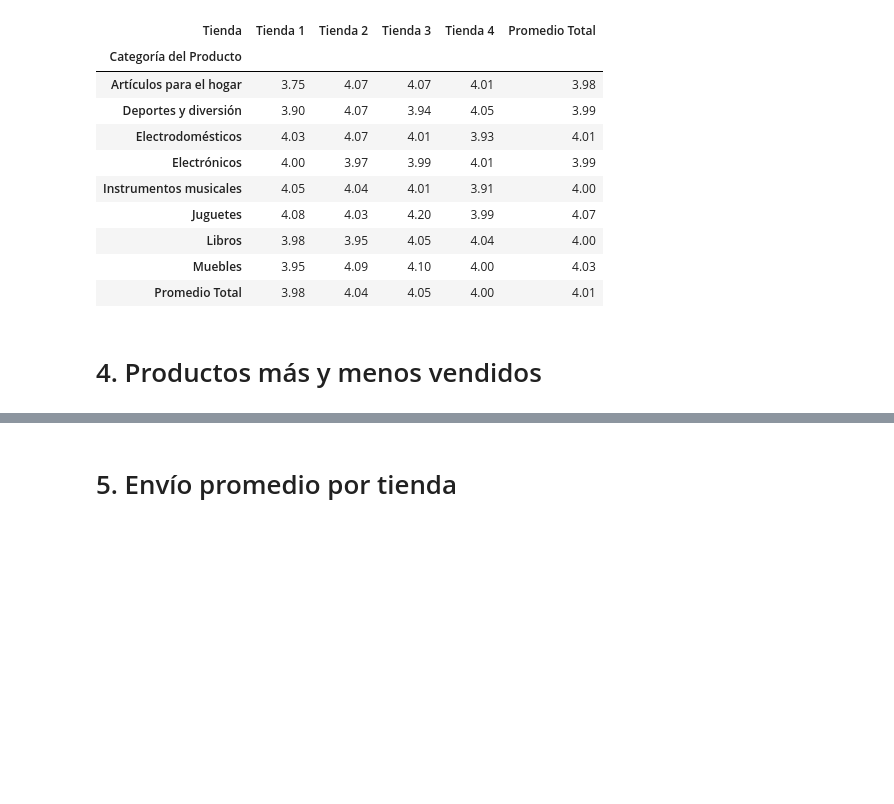
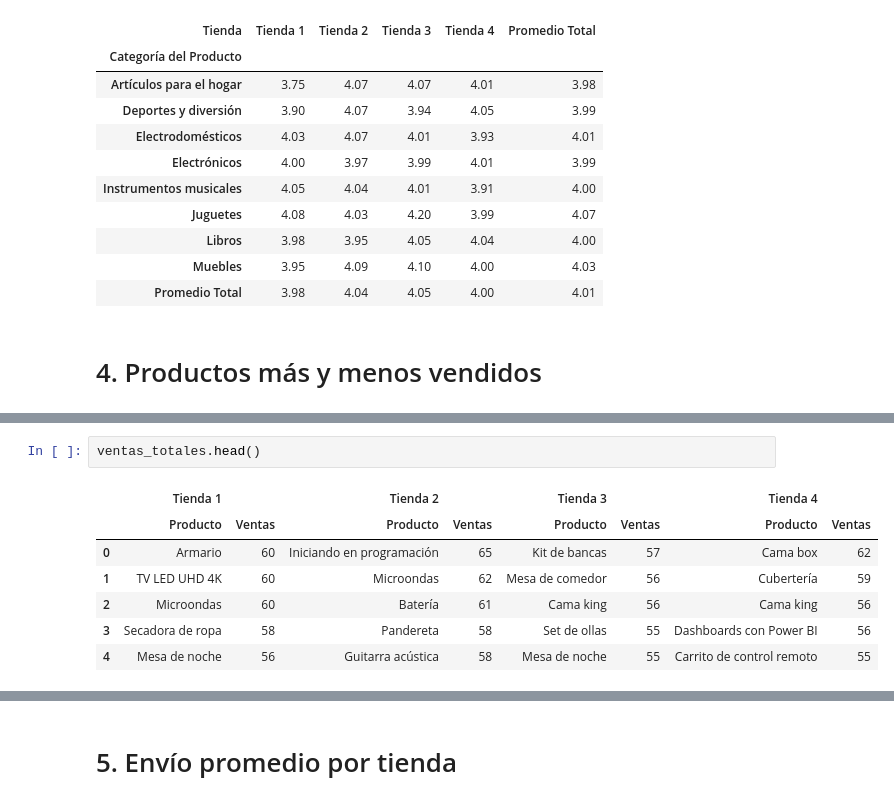
Before and after one commit to Arcturus26/Challenge-Alura-Store, a Jupyter notebook: AluraStoreLatam.ipynb, the cells around one changed output, grey strips where cells are left out. Drawn from its saved outputs; the diff is of its cells as text; blank space fills up the shorter version.

```diff
--- a/AluraStoreLatam.ipynb
+++ b/AluraStoreLatam.ipynb
@@ -141,0 +183,10 @@ tiendas_combinadas.pivot_table(index='Categoría del Producto', columns='Tienda'
+# %%
+ventas_totales.head()
+# %% [output]
+|  | Tienda 1 |  | Tienda 2 |  | Tienda 3 |  | Tienda 4 |  |
+|  | Producto | Ventas | Producto | Ventas | Producto | Ventas | Producto | Ventas |
+| 0 | Armario | 60 | Iniciando en programación | 65 | Kit de bancas | 57 | Cama box | 62 |
+| 1 | TV LED UHD 4K | 60 | Microondas | 62 | Mesa de comedor | 56 | Cubertería | 59 |
+| 2 | Microondas | 60 | Batería | 61 | Cama king | 56 | Cama king | 56 |
+| 3 | Secadora de ropa | 58 | Pandereta | 58 | Set de ollas | 55 | Dashboards con Power BI | 56 |
+| 4 | Mesa de noche | 56 | Guitarra acústica | 58 | Mesa de noche | 55 | Carrito de control remoto | 55 |
```
Also changed, not shown: parts of 4 cells of this notebook.
